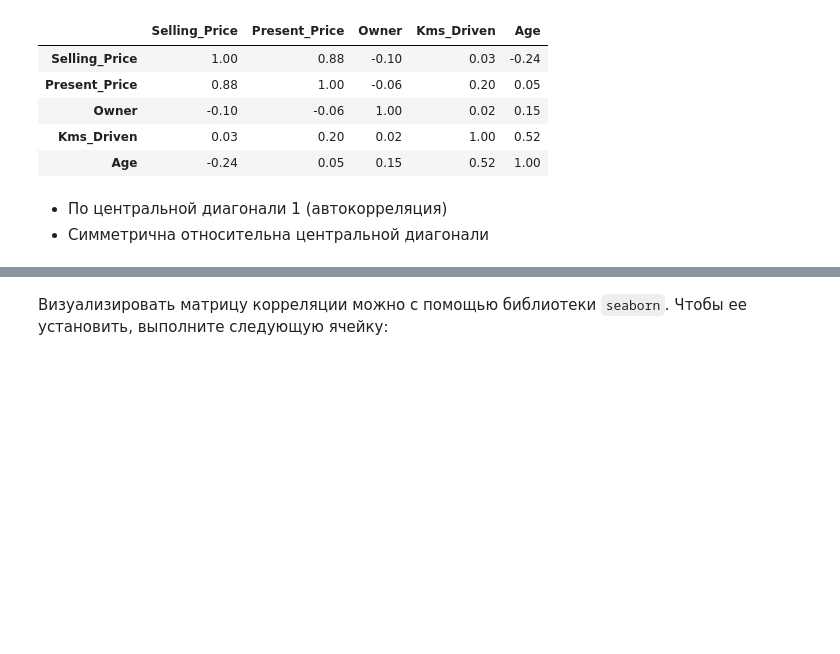
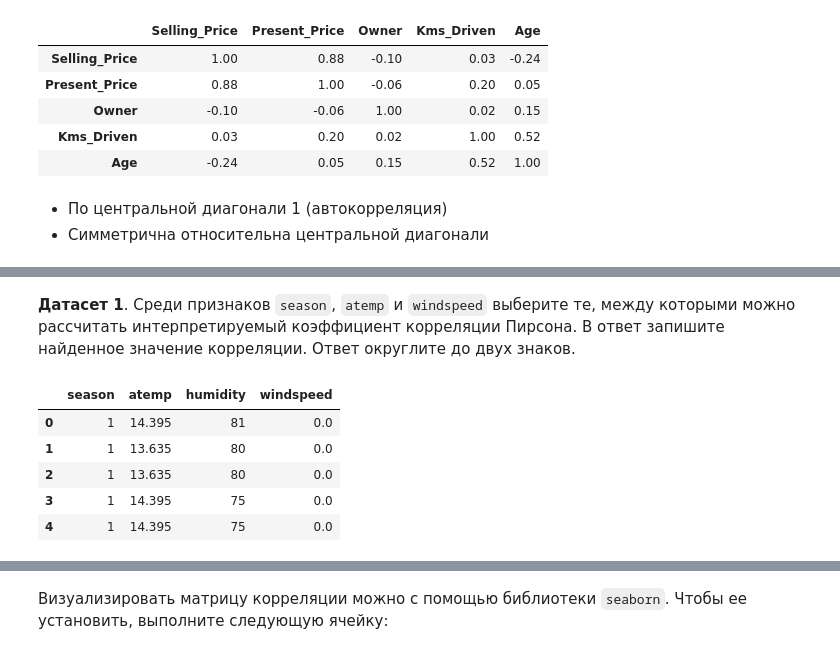
Before and after one commit to ksumarshmallow/Data-Analysis-Design-24, a Jupyter notebook: Seminars/Sem7/Sem7.ipynb, the cells around one changed output, grey strips where cells are left out. Drawn from its saved outputs; the diff is of its cells as text; code cells hidden in the pictures; blank space fills up the shorter version.

```diff
--- a/Seminars/Sem7/Sem7.ipynb
+++ b/Seminars/Sem7/Sem7.ipynb
@@ -146,0 +156,12 @@ df.corr(numeric_only = True).round(2)
+# %% [markdown]
+**Датасет 1**. Среди признаков `season`, `atemp` и `windspeed` выберите те, между которыми можно рассчитать интерпретируемый коэффициент корреляции Пирсона. В ответ запишите найденное значение корреляции. Ответ округлите до двух знаков.
+# %%
+train_b1 = pd.read_csv('../../data/train1_b.csv')
+train_b1.head()
+# %% [output]
+|  | season | atemp | humidity | windspeed |
+| 0 | 1 | 14.395 | 81 | 0.0 |
+| 1 | 1 | 13.635 | 80 | 0.0 |
+| 2 | 1 | 13.635 | 80 | 0.0 |
+| 3 | 1 | 14.395 | 75 | 0.0 |
+| 4 | 1 | 14.395 | 75 | 0.0 |
```
Also changed, not shown: parts of 40 cells of this notebook.
